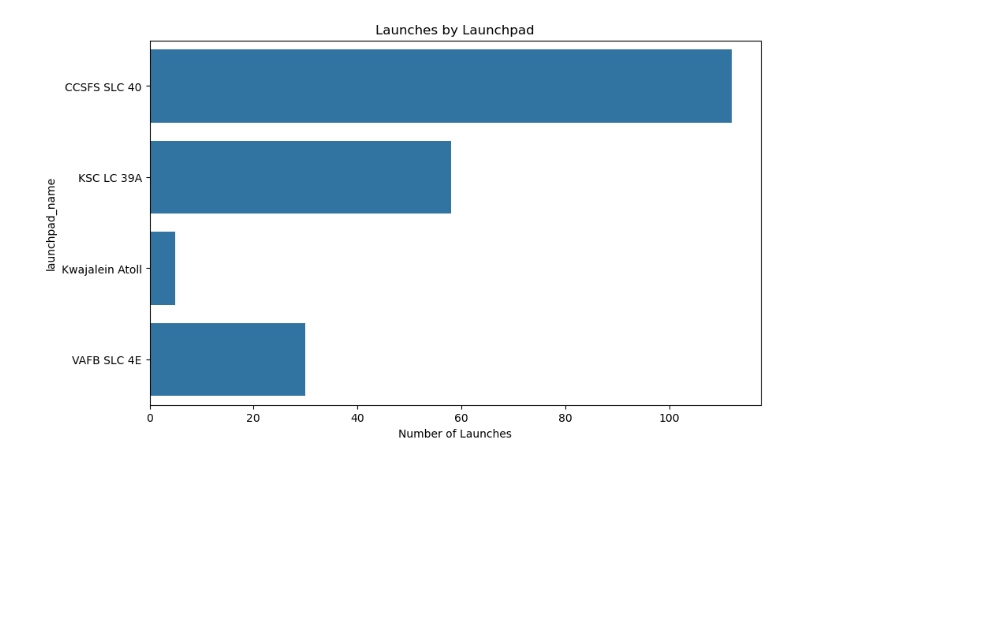
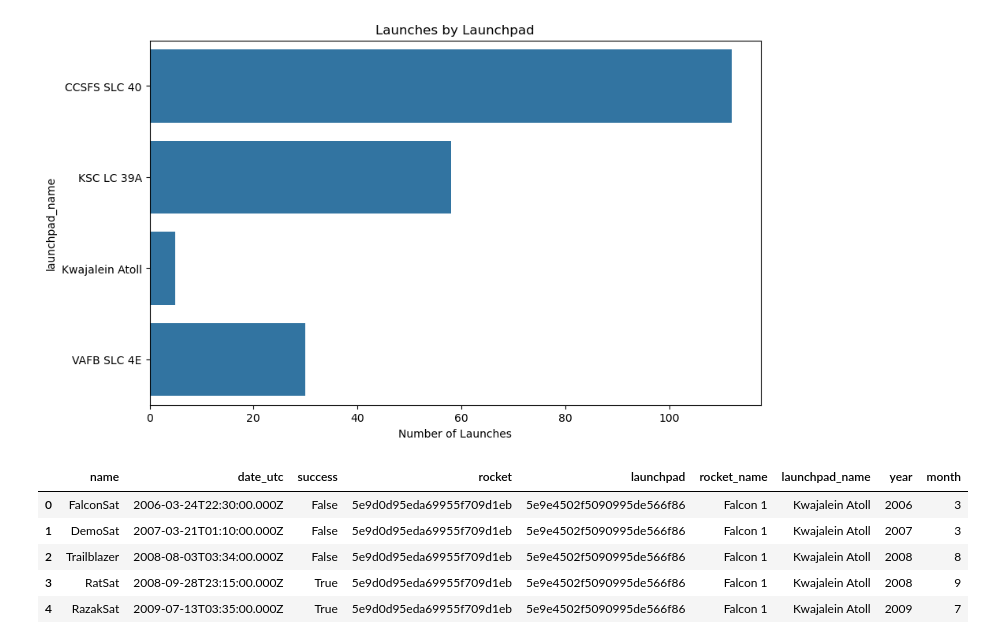
Before and after one commit to TimotheeNkwar/Space-X-Launch-Analysis, a Jupyter notebook: SpaceX_Launch_Analysis/notebooks/eda_visualization.ipynb, the cells around one changed output. Drawn from its saved outputs; the diff is of its cells as text; code cells hidden in the pictures; blank space fills up the shorter version.

```diff
--- a/SpaceX_Launch_Analysis/notebooks/eda_visualization.ipynb
+++ b/SpaceX_Launch_Analysis/notebooks/eda_visualization.ipynb
@@ -61,3 +61,20 @@ Success rate: 88.29%
 [figure]
 [figure]
 [figure]
+# %%
+# Import libraries
+import pandas as pd
+import matplotlib.pyplot as plt
+import seaborn as sns
+
+# Load data
+df = pd.read_csv("data/spacex_cleaned.csv")
+
+df.head()
+# %% [output]
+|  | name | date_utc | success | rocket | launchpad | rocket_name | launchpad_name | year | month |
+| 0 | FalconSat | 2006-03-24T22:30:00.000Z | False | 5e9d0d95eda69955f709d1eb | 5e9e4502f5090995de566f86 | Falcon 1 | Kwajalein Atoll | 2006 | 3 |
+| 1 | DemoSat | 2007-03-21T01:10:00.000Z | False | 5e9d0d95eda69955f709d1eb | 5e9e4502f5090995de566f86 | Falcon 1 | Kwajalein Atoll | 2007 | 3 |
+| 2 | Trailblazer | 2008-08-03T03:34:00.000Z | False | 5e9d0d95eda69955f709d1eb | 5e9e4502f5090995de566f86 | Falcon 1 | Kwajalein Atoll | 2008 | 8 |
+| 3 | RatSat | 2008-09-28T23:15:00.000Z | True | 5e9d0d95eda69955f709d1eb | 5e9e4502f5090995de566f86 | Falcon 1 | Kwajalein Atoll | 2008 | 9 |
+| 4 | RazakSat | 2009-07-13T03:35:00.000Z | True | 5e9d0d95eda69955f709d1eb | 5e9e4502f5090995de566f86 | Falcon 1 | Kwajalein Atoll | 2009 | 7 |
```
Also changed, not shown: 2 other files.
